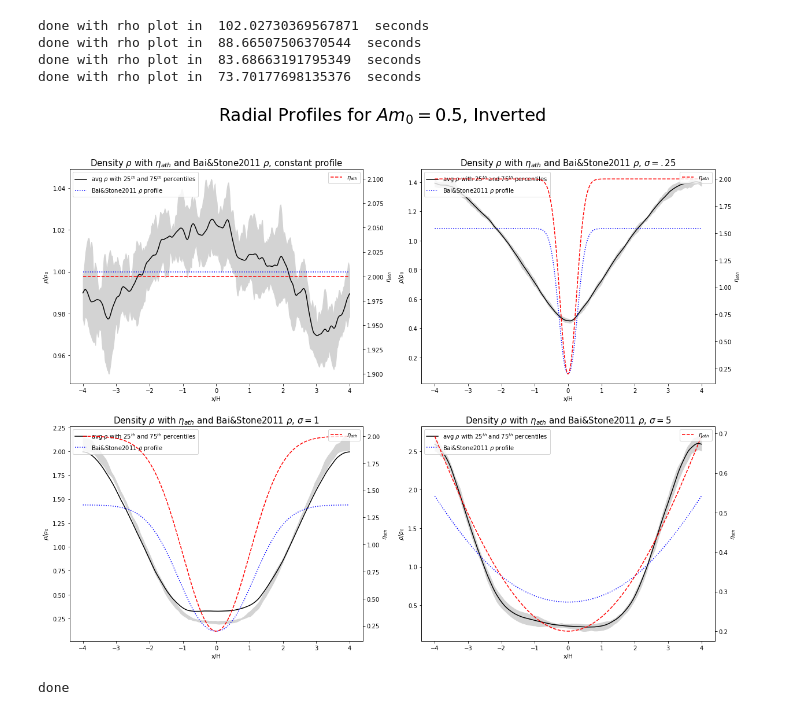
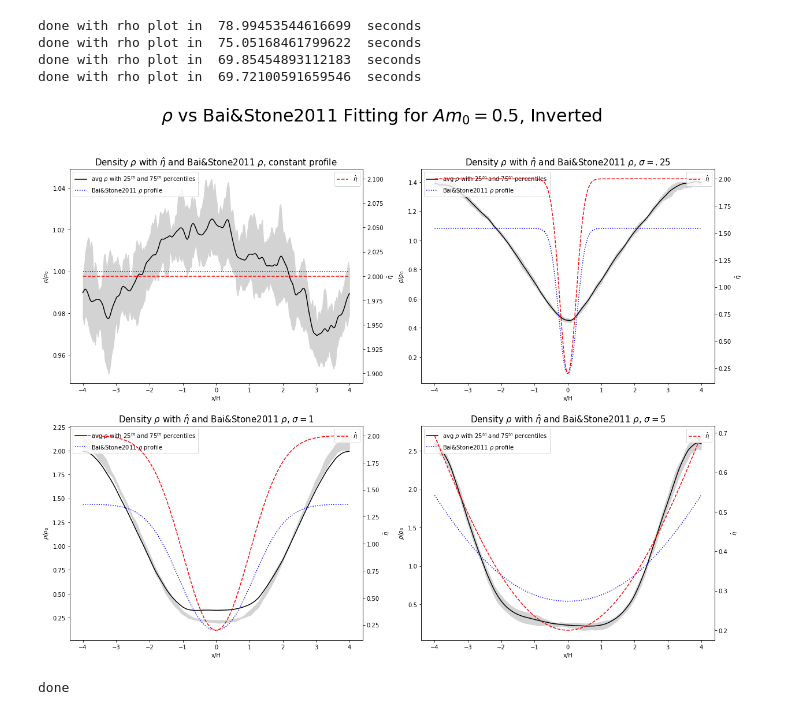
Before and after one commit to asmohov/ppd, a Jupyter notebook: zeroth_theory_plots.ipynb, the cells around one changed output. Cells and saved outputs as stored; diff of their text form; code cells hidden in the pictures.

```diff
--- a/zeroth_theory_plots.ipynb
+++ b/zeroth_theory_plots.ipynb
@@ -61,13 +61,13 @@ def zeroth_order_plot(file_list):
     file2 = file_list[2]
     file3 = file_list[3]
     ax0=ax[0,0].twinx()
-    ax0.set_ylabel('$\\eta_{ath}$')
+    ax0.set_ylabel('$\\hat{\\eta}$')
     ax1=ax[0,1].twinx()
-    ax1.set_ylabel('$\\eta_{ath}$')
+    ax1.set_ylabel('$\\hat{\\eta}$')
     ax2=ax[1,0].twinx()
-    ax2.set_ylabel('$\\eta_{ath}$')
+    ax2.set_ylabel('$\\hat{\\eta}$')
     ax3=ax[1,1].twinx()
-    ax3.set_ylabel('$\\eta_{ath}$')
+    ax3.set_ylabel('$\\hat{\\eta}$')
 
     #constant section----------------------------------------------------------------------------------------------------------
     amp0,eta0,sig0,sgn0 = read_filename(file0)
@@ -78,7 +78,7 @@ def zeroth_order_plot(file_list):
 
     ax[0,0].set_xlabel('x/H')
     ax[0,0].set_ylabel('$\\rho/\\rho_0$')
-    subtitle = 'Density $\\rho$ with $\\eta_{ath}$ and Bai&Stone2011 $\\rho$, constant profile'
+    subtitle = 'Density $\\rho$ with $\\hat{\\eta}$ and Bai&Stone2011 $\\rho$, constant profile'
     ax[0,0].set_title(subtitle)
     print('done with rho plot in ',(time.time()-rho_time),' seconds')
     #overlay eta_ath
@@ -92,7 +92,7 @@ def zeroth_order_plot(file_list):
             y_array = eta0 * (x_arr**0) #force to have same length as x arr
         else:
             y_array = eta0*(.9*np.exp(-(x_arr**2)/(2*(sig0**2)))+.1)
-    ax0.plot(x_arr,y_array,'r--',label = '$\\eta_{ath}$' )
+    ax0.plot(x_arr,y_array,'r--',label = '$\\hat{\\eta}$' )
     ax0.legend(loc='upper right')
     #claculate and overlay baistone2011
     #approximate local beta_avg to beta_min as given in eqn 25
@@ -111,7 +111,7 @@ def zeroth_order_plot(file_list):
 
     ax[0,1].set_xlabel('x/H')
     ax[0,1].set_ylabel('$\\rho/\\rho_0$')
-    subtitle = 'Density $\\rho$ with $\\eta_{ath}$ and Bai&Stone2011 $\\rho$, $\\sigma=.25$'
+    subtitle = 'Density $\\rho$ with $\\hat{\\eta}$ and Bai&Stone2011 $\\rho$, $\\sigma=.25$'
     ax[0,1].set_title(subtitle)
     print('done with rho plot in ',(time.time()-rho_time),' seconds')
     #overlay eta_ath
@@ -125,7 +125,7 @@ def zeroth_order_plot(file_list):
             y_array = eta1 * (x_arr**0) #force to have same length as x arr
         else:
             y_array = eta1*(.9*np.exp(-(x_arr**2)/(2*(sig1**2)))+.1)
-    ax1.plot(x_arr,y_array,'r--',label = '$\\eta_{ath}$' )
+    ax1.plot(x_arr,y_array,'r--',label = '$\\hat{\\eta}$' )
     ax1.legend(loc='upper right')
     #claculate and overlay baistone2011
     #approximate local beta_avg to beta_min as given in eqn 25
@@ -146,7 +146,7 @@ def zeroth_order_plot(file_list):
 
     ax[1,0].set_xlabel('x/H')
     ax[1,0].set_ylabel('$\\rho/\\rho_0$')
-    subtitle = 'Density $\\rho$ with $\\eta_{ath}$ and Bai&Stone2011 $\\rho$, $\\sigma=1$'
+    subtitle = 'Density $\\rho$ with $\\hat{\\eta}$ and Bai&Stone2011 $\\rho$, $\\sigma=1$'
     ax[1,0].set_title(subtitle)
     print('done with rho plot in ',(time.time()-rho_time),' seconds')
     #overlay eta_ath
@@ -160,7 +160,7 @@ def zeroth_order_plot(file_list):
             y_array = eta2 * (x_arr**0) #force to have same length as x arr
         else:
             y_array = eta2*(.9*np.exp(-(x_arr**2)/(2*(sig2**2)))+.1)
-    ax2.plot(x_arr,y_array,'r--',label = '$\\eta_{ath}$' )
+    ax2.plot(x_arr,y_array,'r--',label = '$\\hat{\\eta}$' )
     ax2.legend(loc='upper right')
     #claculate and overlay baistone2011
     #approximate local beta_avg to beta_min as given in eqn 25
@@ -178,7 +178,7 @@ def zeroth_order_plot(file_list):
 
     ax[1,1].set_xlabel('x/H')
     ax[1,1].set_ylabel('$\\rho/\\rho_0$')
-    subtitle = 'Density $\\rho$ with $\\eta_{ath}$ and Bai&Stone2011 $\\rho$, $\\sigma=5$'
+    subtitle = 'Density $\\rho$ with $\\hat{\\eta}$ and Bai&Stone2011 $\\rho$, $\\sigma=5$'
     ax[1,1].set_title(subtitle)
     print('done with rho plot in ',(time.time()-rho_time),' seconds')
     #overlay eta_ath
@@ -192,7 +192,7 @@ def zeroth_order_plot(file_list):
             y_array = eta3 * (x_arr**0) #force to have same length as x arr
         else:
             y_array = eta3*(.9*np.exp(-(x_arr**2)/(2*(sig3**2)))+.1)
-    ax3.plot(x_arr,y_array,'r--',label = '$\\eta_{ath}$' )
+    ax3.plot(x_arr,y_array,'r--',label = '$\\hat{\\eta}$' )
     ax3.legend(loc='upper right')
     #claculate and overlay baistone2011
     #approximate local beta_avg to beta_min as given in eqn 25
@@ -230,36 +230,36 @@ done
 # %%
 file_list = [
     "./ad_prof/amp_point5/sig_const",
     "./ad_prof/amp_point5/inv_sig_point25",
     "./ad_prof/amp_point5/inv_sig_1",
     "./ad_prof/amp_point5/inv_sig_5"
 ]
 
 
 #figure setup---------------------------------------------------------------
 #adjust font sizes
 params = {'legend.fontsize': 10,
          'axes.labelsize': 10,
          'axes.titlesize':15,
          'xtick.labelsize':10,
          'ytick.labelsize':10}
 plt.rcParams.update(params)
 
 fig1,ax = plt.subplots(nrows=2,ncols=2)
     #fig2,ax2 = plt.subplots(3,2)
 fig1.set_size_inches(20,15)
-sptitle = 'Radial Profiles for $Am_0 = 0.5$, Inverted'
+sptitle = '$\\rho$ vs Bai&Stone2011 Fitting for $Am_0 = 0.5$, Inverted'
 fig1.suptitle(sptitle,fontsize=30)
 start=time.time()
 x_arr = np.linspace(-4,4,512)
 
 
 print(zeroth_order_plot(file_list))
 fig1.savefig('./thesis_images/zeroth_order_point5_inverted.pdf')
 # %% [output]
-done with rho plot in  102.02730369567871  seconds
-done with rho plot in  88.66507506370544  seconds
-done with rho plot in  83.68663191795349  seconds
-done with rho plot in  73.70177698135376  seconds
+done with rho plot in  78.99453544616699  seconds
+done with rho plot in  75.05168461799622  seconds
+done with rho plot in  69.85454893112183  seconds
+done with rho plot in  69.72100591659546  seconds
-[figure, old version]
+[figure, new version]
 done
```
Also changed, not shown: parts of 1 cell of this notebook, 31 other files.
